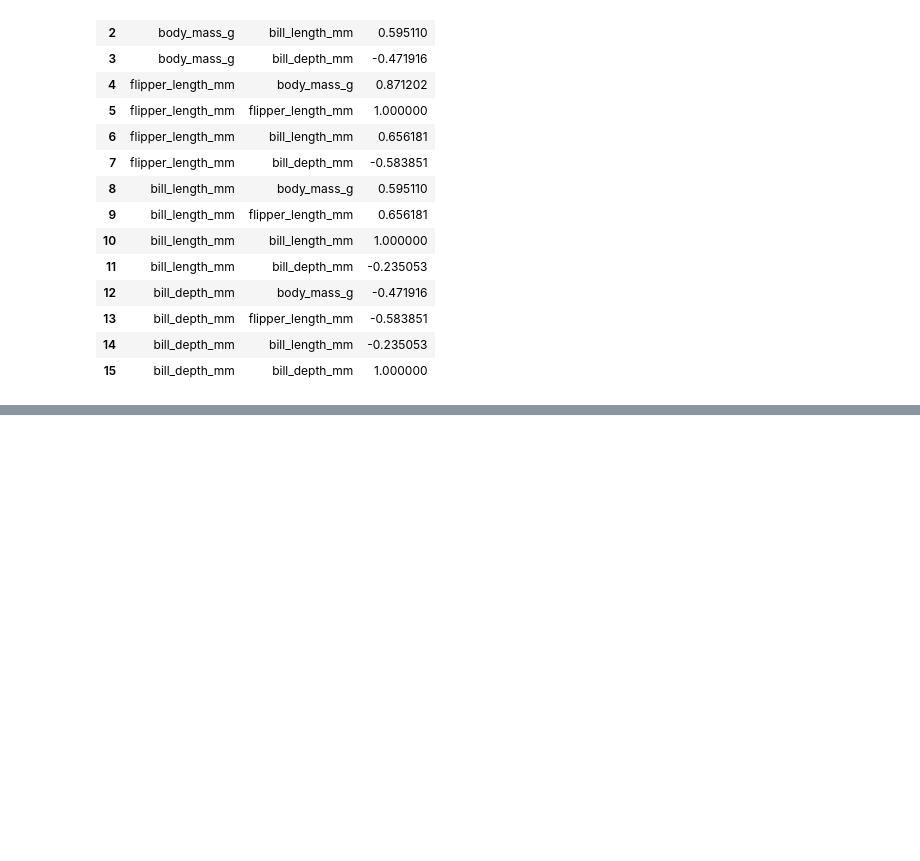
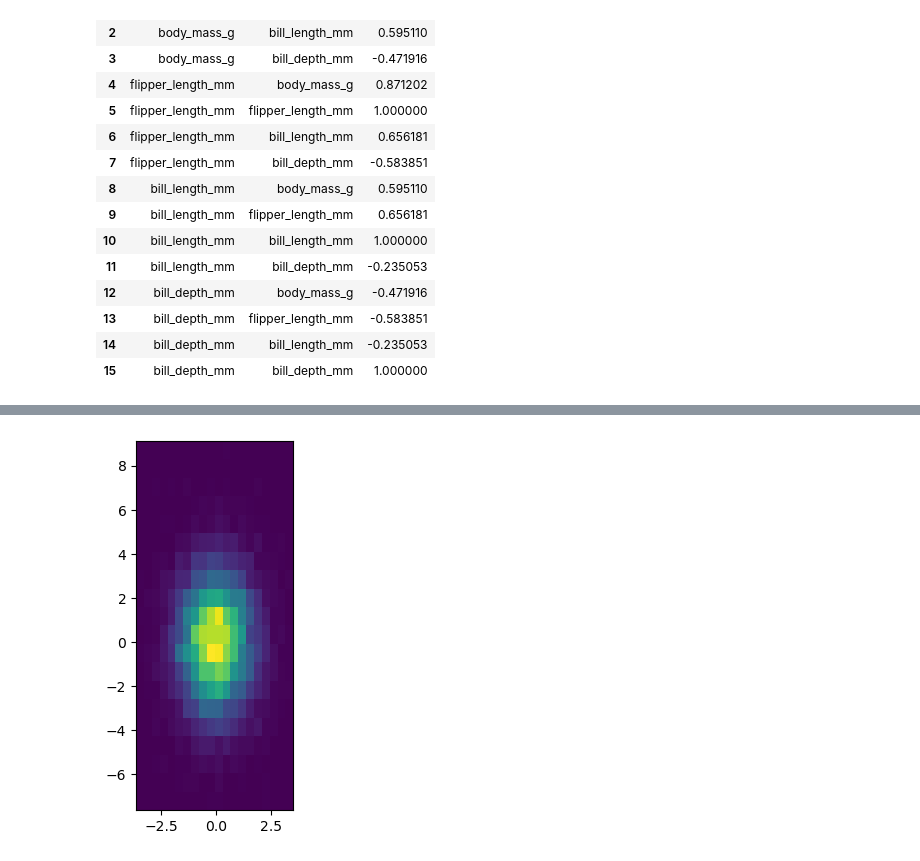
Before and after one commit to JoeZhang1000/SDS3386-Midterm-Summary, a Jupyter notebook: SDS 3386 Midterm Summary.ipynb, the cells around one changed output, grey strips where cells are left out. Cells and saved outputs as stored; diff of their text form; code cells hidden in the pictures; blank space fills up the shorter version.

```diff
--- a/SDS 3386 Midterm Summary.ipynb
+++ b/SDS 3386 Midterm Summary.ipynb
@@ -2110,0 +2231,6 @@ From the covariance matrix, we can see that the bill depth and flipper length ha
+# %%
+h, xedges, yedges, image = plt.hist2d(x[:,0], x[:,1], bins=20)
+plt.axis('scaled')
+plt.show(image)
+# %% [output]
+[figure, added]
```
Also changed, not shown: parts of 49 cells of this notebook.
